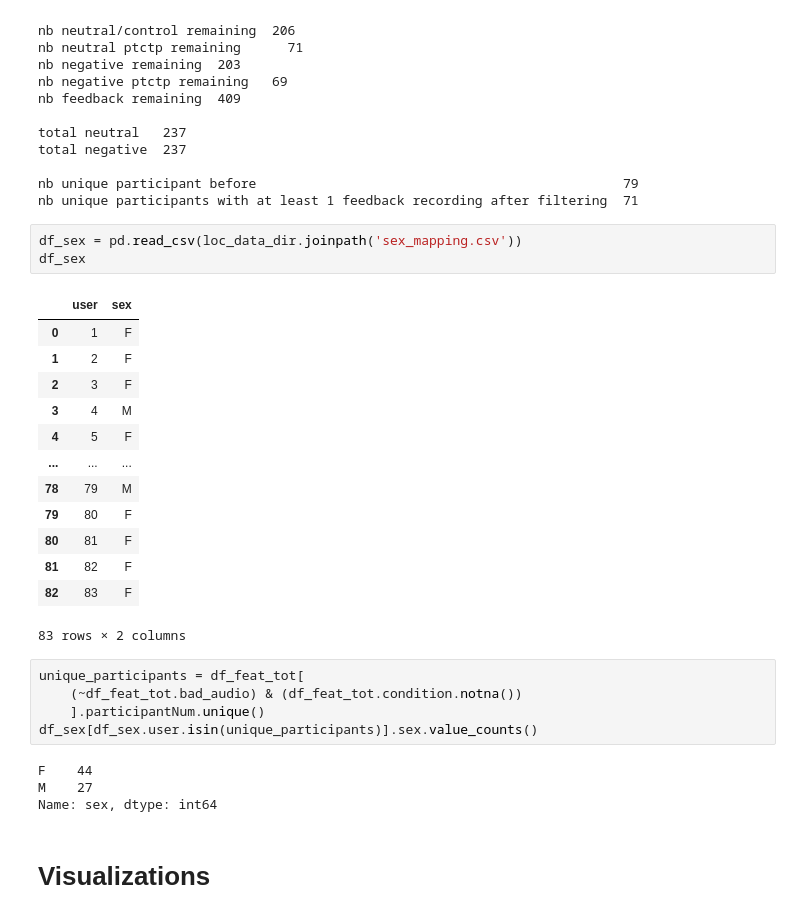
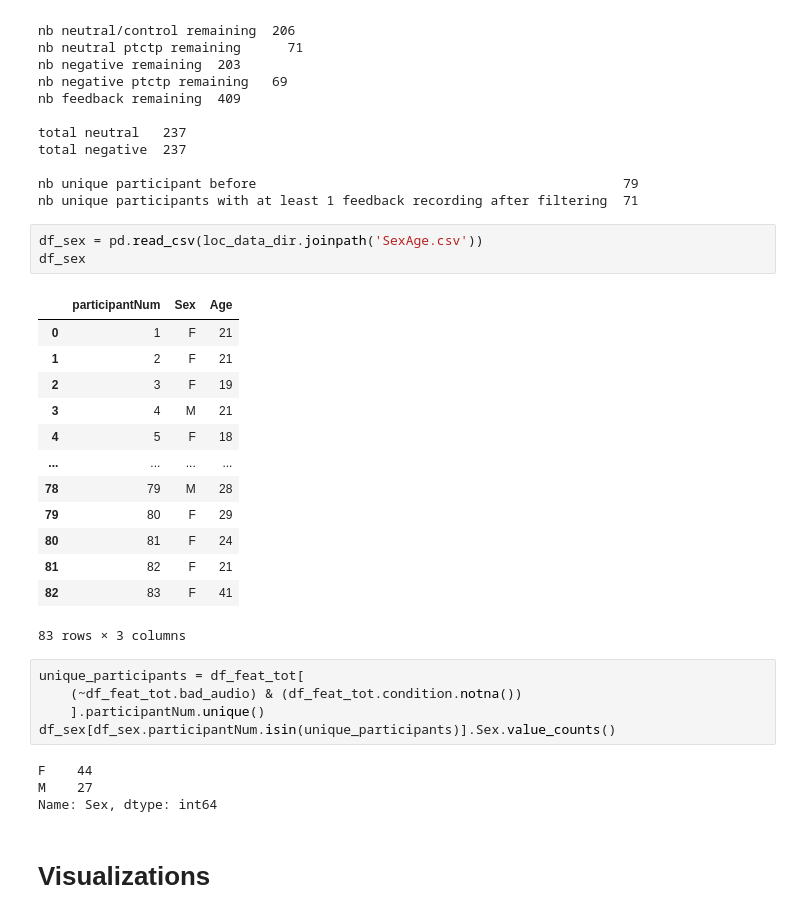
Before and after one commit to mitchelkappen/stress_study_lib_EEGStudy1, a Jupyter notebook: notebooks/2.1_OpenSMILE_visualizations.ipynb, the cells around one changed output. Drawn from its saved outputs; the diff is of its cells as text.

```diff
--- a/notebooks/2.1_OpenSMILE_visualizations.ipynb
+++ b/notebooks/2.1_OpenSMILE_visualizations.ipynb
@@ -79,31 +79,31 @@ total negative  237
 nb unique participant before                                               79
 nb unique participants with at least 1 feedback recording after filtering  71
 # %%
-df_sex = pd.read_csv(loc_data_dir.joinpath('sex_mapping.csv'))
+df_sex = pd.read_csv(loc_data_dir.joinpath('SexAge.csv'))
 df_sex
 # %% [output]
-|  | user | sex |
-| 0 | 1 | F |
-| 1 | 2 | F |
-| 2 | 3 | F |
-| 3 | 4 | M |
-| 4 | 5 | F |
-| ... | ... | ... |
-| 78 | 79 | M |
-| 79 | 80 | F |
-| 80 | 81 | F |
-| 81 | 82 | F |
-| 82 | 83 | F |
+|  | participantNum | Sex | Age |
+| 0 | 1 | F | 21 |
+| 1 | 2 | F | 21 |
+| 2 | 3 | F | 19 |
+| 3 | 4 | M | 21 |
+| 4 | 5 | F | 18 |
+| ... | ... | ... | ... |
+| 78 | 79 | M | 28 |
+| 79 | 80 | F | 29 |
+| 80 | 81 | F | 24 |
+| 81 | 82 | F | 21 |
+| 82 | 83 | F | 41 |
-83 rows × 2 columns
+83 rows × 3 columns
 # %%
 unique_participants = df_feat_tot[
     (~df_feat_tot.bad_audio) & (df_feat_tot.condition.notna())
     ].participantNum.unique()
-df_sex[df_sex.user.isin(unique_participants)].sex.value_counts()
+df_sex[df_sex.participantNum.isin(unique_participants)].Sex.value_counts()
 # %% [output]
 F    44
 M    27
-Name: sex, dtype: int64
+Name: Sex, dtype: int64
 # %% [markdown]
 # Visualizations
 # %% [markdown]
```
Also changed, not shown: parts of 3 cells of this notebook, 1 other file.
